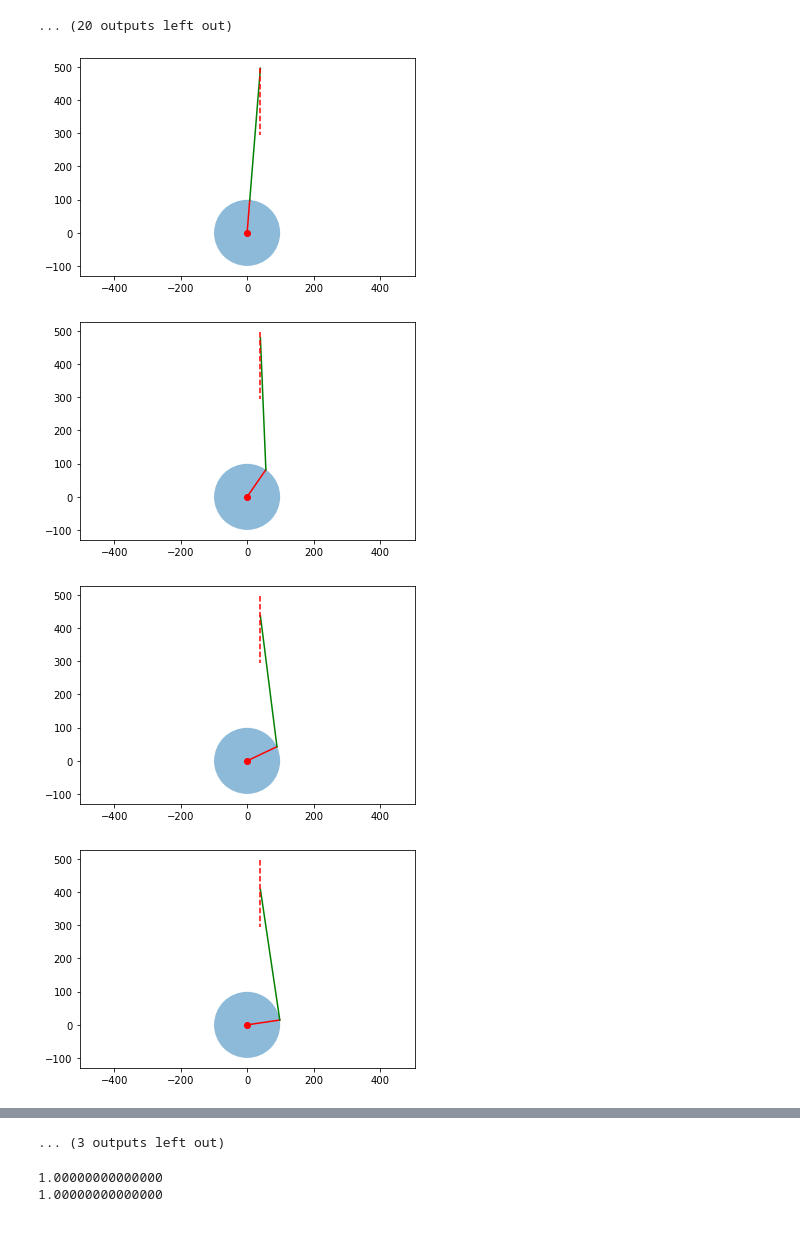
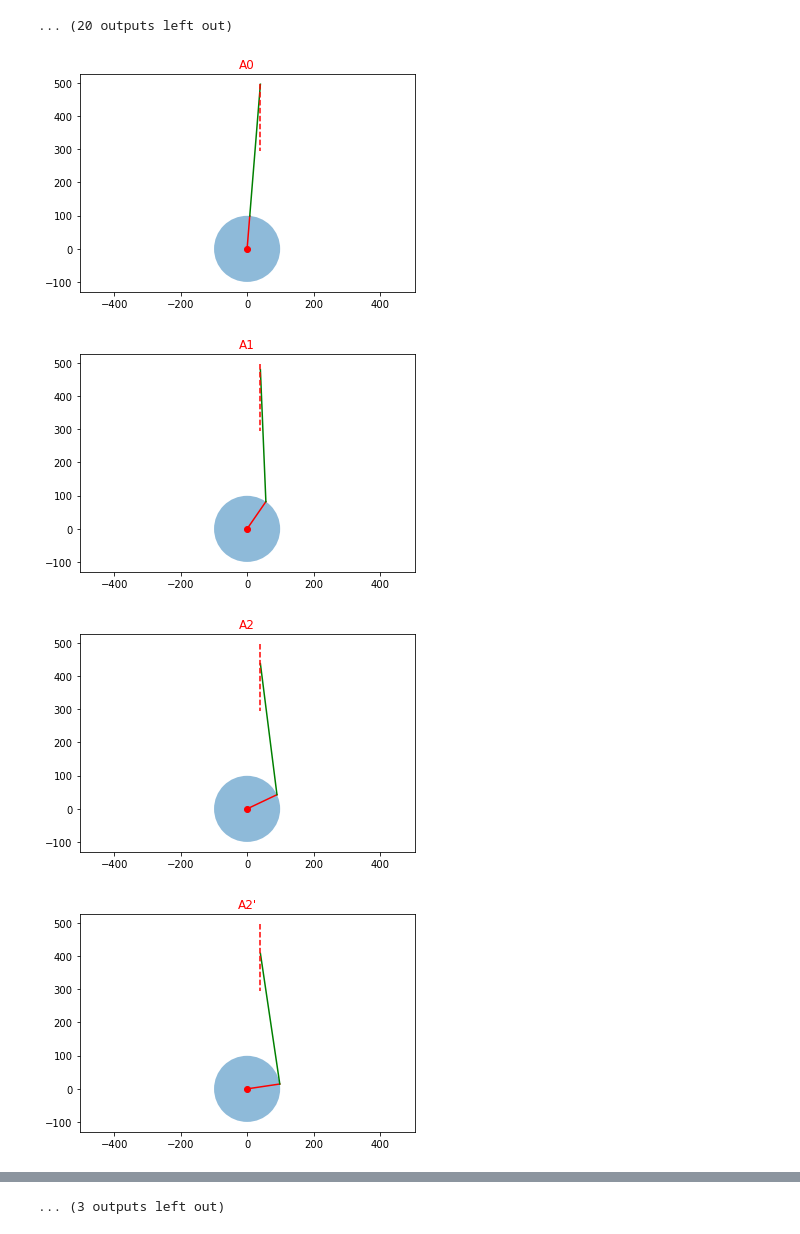
Before and after one commit to dzylikecode/SCUT_3_Principles-of-Mechanism, a Jupyter notebook: experiment/code/main.ipynb, the cells around one changed output, grey strips where cells are left out. Saved outputs shown, nothing was run; the diff lists cells and outputs as text; code cells hidden in the pictures.

```diff
--- a/experiment/code/main.ipynb
+++ b/experiment/code/main.ipynb
@@ -196,34 +204,35 @@ class Crank_slider_shape:
         ax.plot([A.x, B.x], [A.y, B.y], color="green")
 
     def __draw_slider(self, ax):
         ax.plot([self.coor.B_up.x, self.coor.B_down.x],
                 [self.coor.B_up.y, self.coor.B_down.y],
                 color="red",
                 linestyle="--")
 
     def __show(self, i, A, B):
         self.fig = plt.figure(i)
         ax = self.fig.add_subplot(111)
+        ax.set_title(name_list[i - 1], fontsize=12, color='r')
         self.__draw_O(ax)
         self.__draw_circles(ax)
         self.__draw_crank(ax, A)
         self.__draw_link(ax, A, B)
         self.__draw_slider(ax)
 
     def show(self):
         for i, A, B in zip(range(1, 16), coor.A_list, coor.B_list):
             self.__show(i, A, B)
             plt.axis('scaled')
             #changes limits of x or y axis so that equal increments of x and y have the same length
             plt.axis('equal')
         plt.show()
 
 
 mechanism_shape = Crank_slider_shape(coor)
 
 mechanism_shape.show()
 # %% [output]
-[figure, old version]
+[figure, new version]
-[figure, old version]
+[figure, new version]
-[figure, old version]
+[figure, new version]
-[figure, old version]
+[figure, new version]
@@ -239,7 +248,9 @@ mechanism_shape.show()
 # %%
 import sympy
 
+
 class Vector_Equation:
+
     def __init__(self, PA, theta_AB, theta_PB):
         self.PA = PA
         self.theta_AB = theta_AB
@@ -255,19 +266,10 @@ class Vector_Equation:
         fun_AB_x = self.PA.x + t1 * math.cos(self.theta_AB) - x
         fun_AB_y = self.PA.y + t1 * math.sin(self.theta_AB) - y
         # 同理 PB
-        fun_PB_x = t2*math.cos(self.theta_PB) - x
-        fun_PB_y = t2*math.sin(self.theta_PB) - y
+        fun_PB_x = t2 * math.cos(self.theta_PB) - x
+        fun_PB_y = t2 * math.sin(self.theta_PB) - y
         result = sympy.solve([fun_AB_x, fun_AB_y, fun_PB_x, fun_PB_y],
                              [x, y, t1, t2])
         self.x = result[x]
         self.y = result[y]
-
-pa = geo.Point(0,1)
-s = Vector_Equation(pa, 0, math.pi/4)
-s.solve()
-print(s.x)
-print(s.y)
-# %% [output]
-1.00000000000000
-1.00000000000000
 # %%
```
Also changed, not shown: parts of 16 cells of this notebook.
